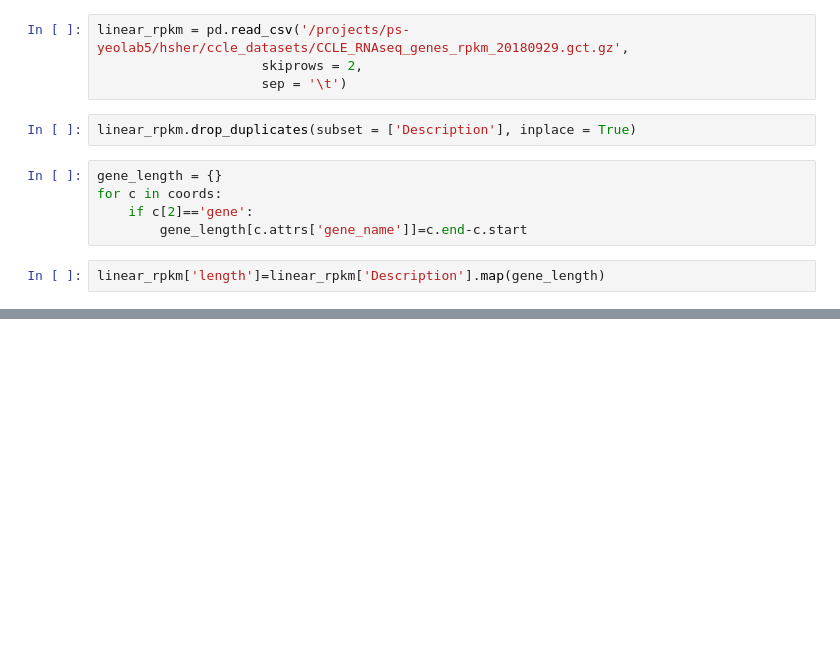
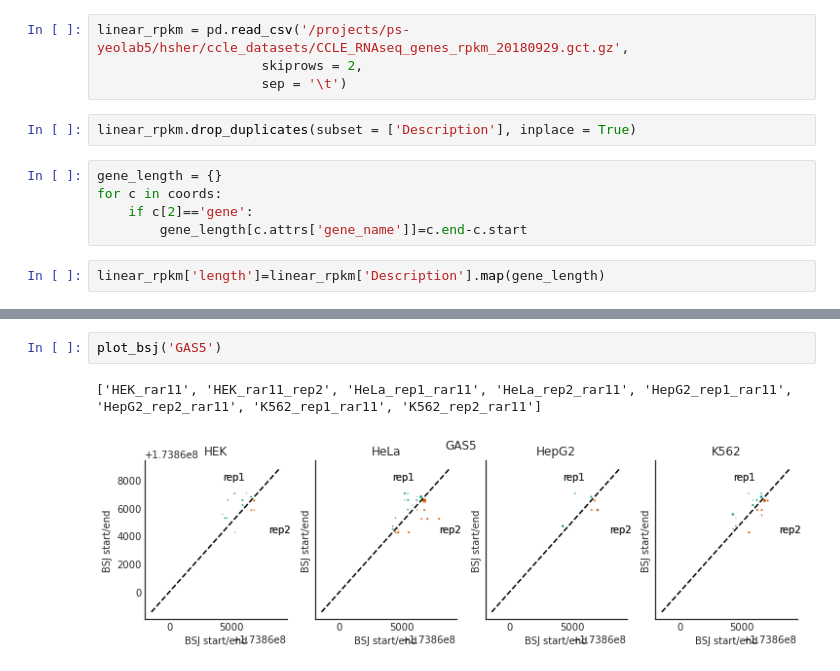
Before and after one commit to algaebrown/circSTAMP_pipe, a Jupyter notebook: notebook/5_ciriquant_output-iter7-and-12_cell_line.ipynb, the cells around one changed output, grey strips where cells are left out. Saved outputs shown, nothing was run; the diff lists cells and outputs as text; blank space fills up the shorter version.

```diff
--- a/notebook/5_ciriquant_output-iter7-and-12_cell_line.ipynb
+++ b/notebook/5_ciriquant_output-iter7-and-12_cell_line.ipynb
@@ -378,0 +472,5 @@ sns.despine()
+# %%
+plot_bsj('GAS5')
+# %% [output]
+['HEK_rar11', 'HEK_rar11_rep2', 'HeLa_rep1_rar11', 'HeLa_rep2_rar11', 'HepG2_rep1_rar11', 'HepG2_rep2_rar11', 'K562_rep1_rar11', 'K562_rep2_rar11']
+[figure, added]
```
Also changed, not shown: parts of 37 cells of this notebook, 2 other files.
